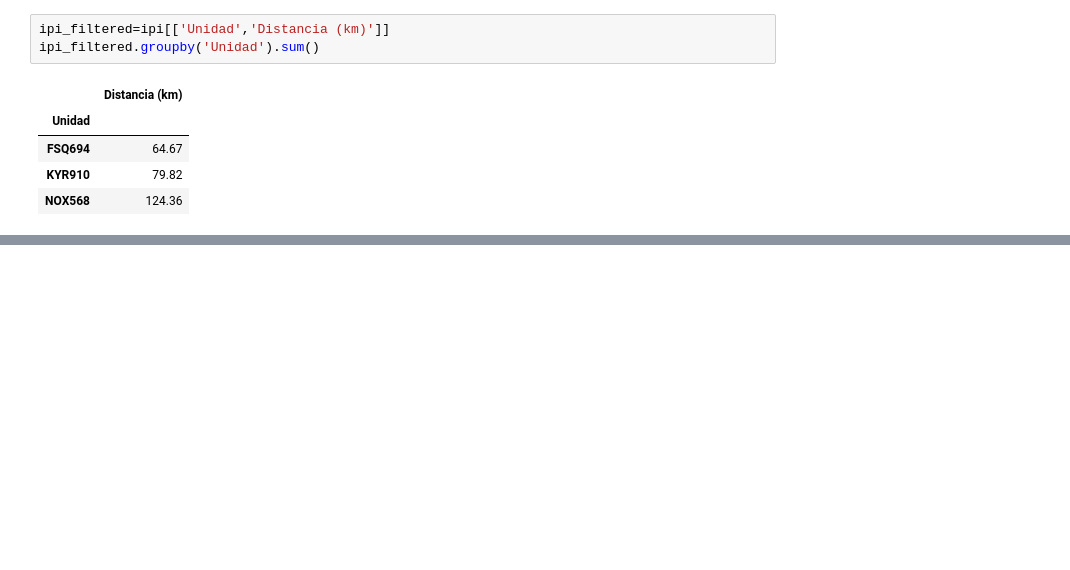
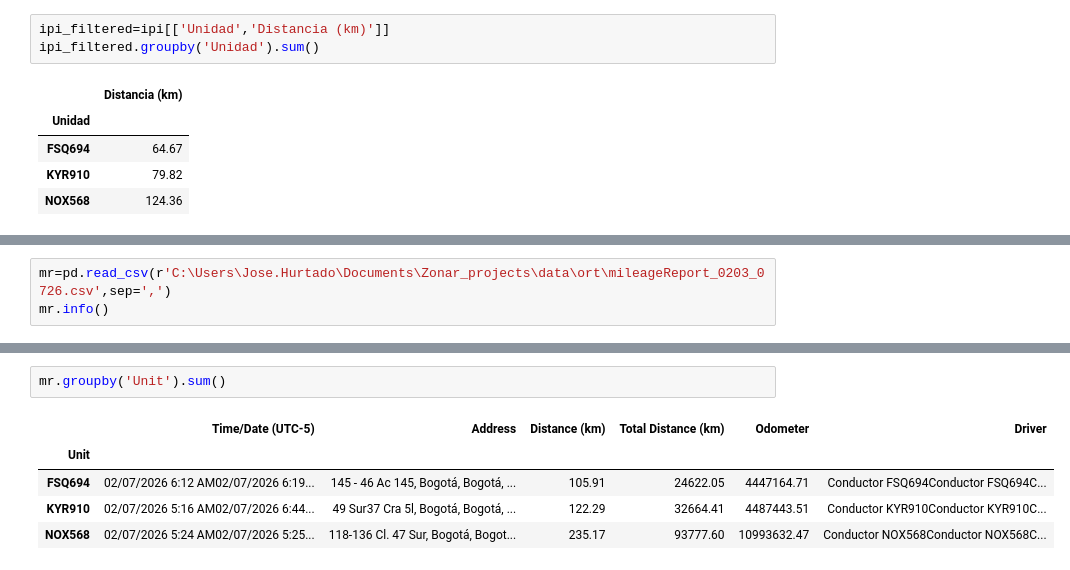
Before and after one commit to jlhb1984/Zonar_projects, a Jupyter notebook: notebooks/ort TS000170630_4.ipynb, the cells around one changed output, grey strips where cells are left out. Cells and saved outputs as stored; diff of their text form; blank space fills up the shorter version.

```diff
--- a/notebooks/ort TS000170630_4.ipynb
+++ b/notebooks/ort TS000170630_4.ipynb
@@ -108,0 +109,3 @@ Raw data for FSQ694
+# %%
+mr=pd.read_csv(r'C:\Users\Jose.Hurtado\Documents\Zonar_projects\data\ort\mileageReport_0203_0726.csv',sep=',')
+mr.info()
@@ -108,0 +127,8 @@ Raw data for FSQ694
+# %%
+mr.groupby('Unit').sum()
+# %% [output]
+|  | Time/Date (UTC-5) | Address | Distance (km) | Total Distance (km) | Odometer | Driver |
+| Unit |  |  |  |  |  |  |
+| FSQ694 | 02/07/2026 6:12 AM02/07/2026 6:19... | 145 - 46 Ac 145, Bogotá, Bogotá, ... | 105.91 | 24622.05 | 4447164.71 | Conductor FSQ694Conductor FSQ694C... |
+| KYR910 | 02/07/2026 5:16 AM02/07/2026 6:44... | 49 Sur37 Cra 5l, Bogotá, Bogotá, ... | 122.29 | 32664.41 | 4487443.51 | Conductor KYR910Conductor KYR910C... |
+| NOX568 | 02/07/2026 5:24 AM02/07/2026 5:25... | 118-136 Cl. 47 Sur, Bogotá, Bogot... | 235.17 | 93777.60 | 10993632.47 | Conductor NOX568Conductor NOX568C... |
```
Also changed, not shown: parts of 4 cells of this notebook, 2 other files.
